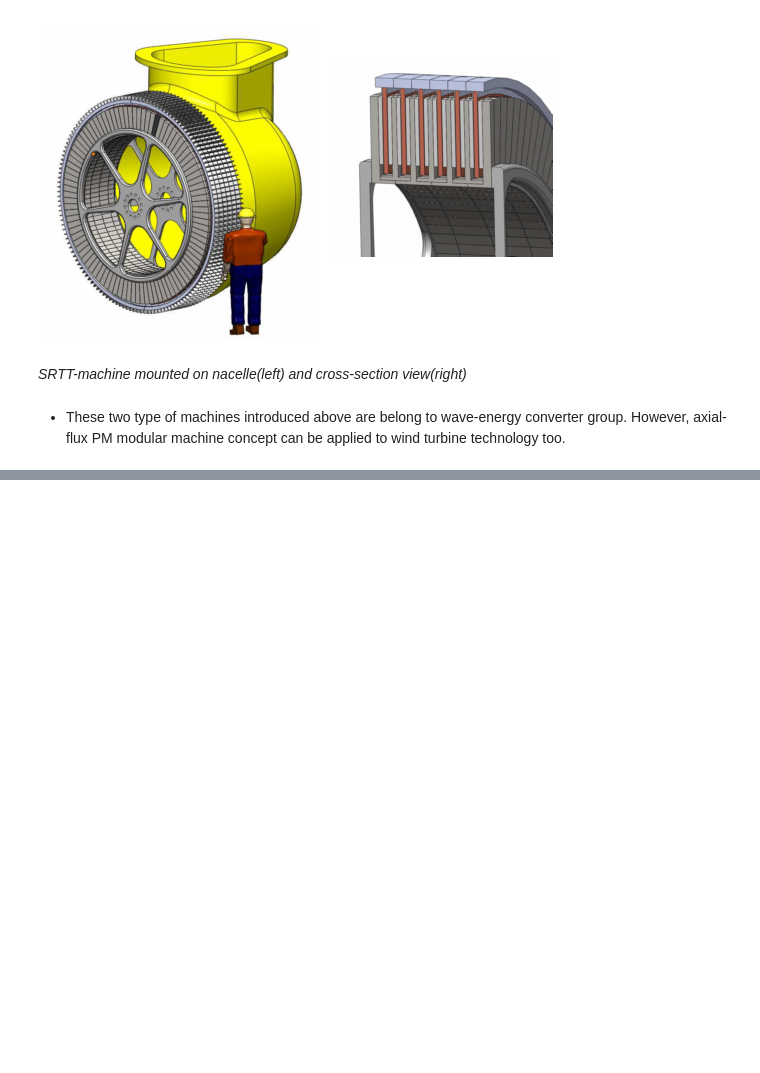
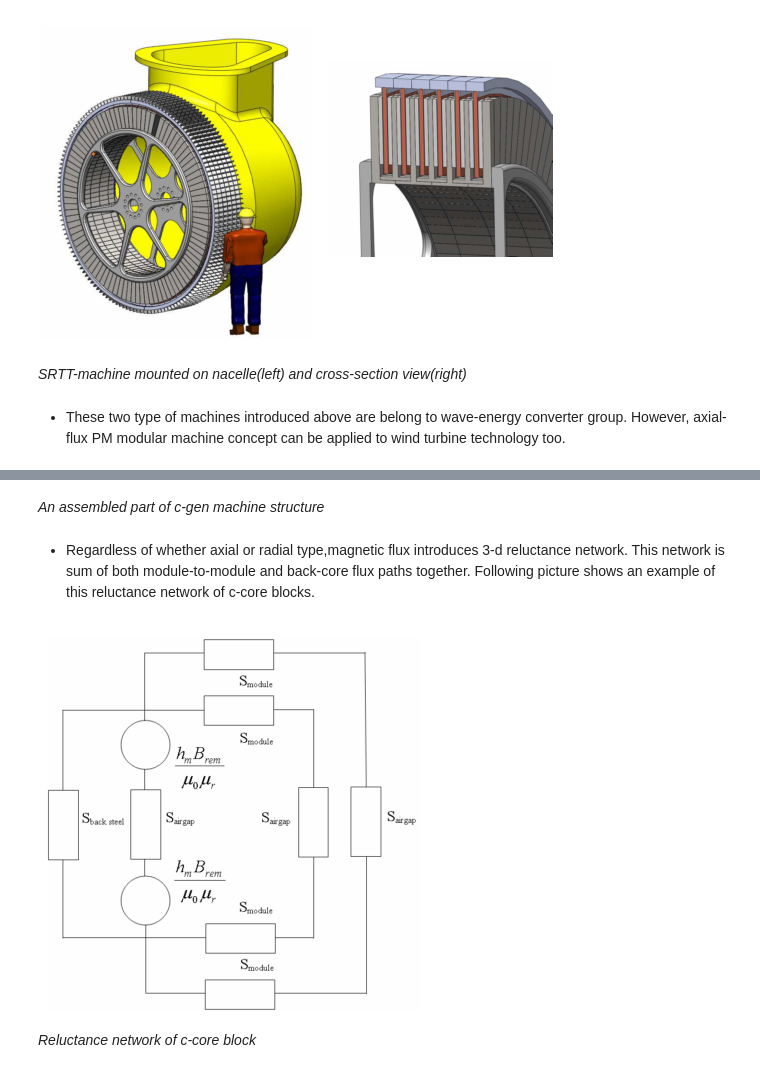
Before and after one commit to aydinbaskaya/MS_Thesis, a Jupyter notebook: Modular Generators/Documents/Direct-drive wind turbines .ipynb, the cells around one changed output, grey strips where cells are left out. Drawn from its saved outputs; the diff is of its cells as text; code cells hidden in the pictures; blank space fills up the shorter version.

```diff
--- a/Modular Generators/Documents/Direct-drive wind turbines .ipynb
+++ b/Modular Generators/Documents/Direct-drive wind turbines .ipynb
@@ -449,0 +479,11 @@ Image(filename='srtt.png')
+# %% [markdown]
+*An assembled part of c-gen machine structure*
+# %% [markdown]
+* Regardless of whether axial or radial type,magnetic flux introduces 3-d reluctance network. This network is sum of both module-to-module and back-core flux paths together. Following picture shows an example of this reluctance network of c-core blocks.
+# %%
+from IPython.display import Image
+Image(filename='rel_network.png')
+# %% [output]
+[figure, added]
+# %% [markdown]
+*Reluctance network of c-core block*
```
Also changed, not shown: parts of 7 cells of this notebook.
